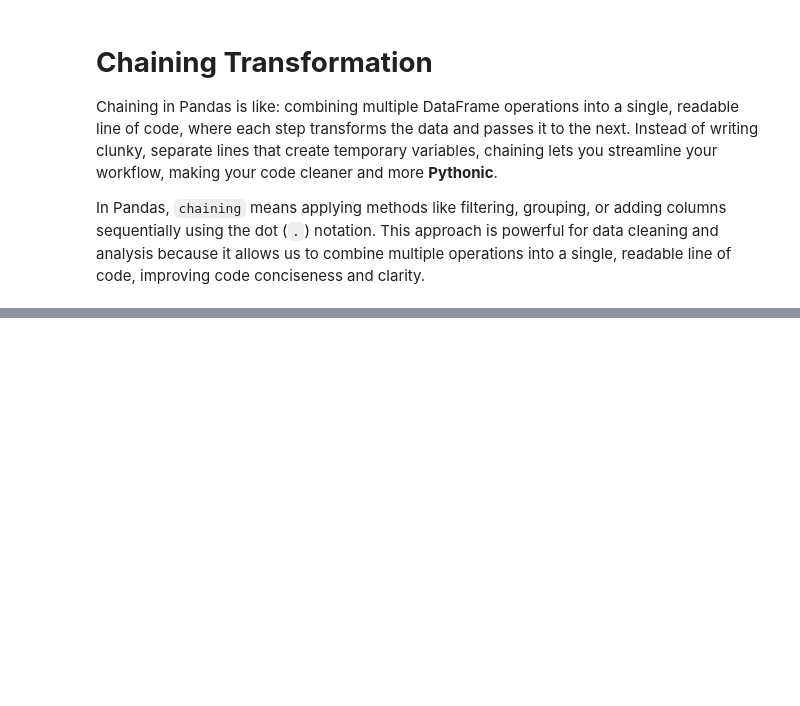
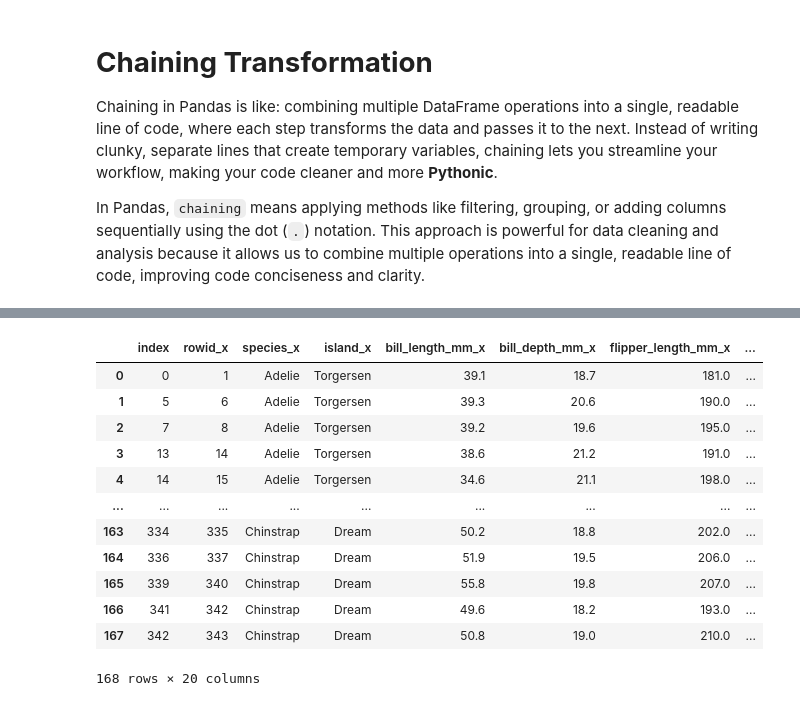
Before and after one commit to Praruj/Pandas_Practise_Portfolio, a Jupyter notebook: Notebooks/Pandas_05_Data_Transformations.ipynb, the cells around one changed output, grey strips where cells are left out. Drawn from its saved outputs; the diff is of its cells as text; code cells hidden in the pictures; blank space fills up the shorter version.

Commit message:
add merge after chaining

```diff
--- a/Notebooks/Pandas_05_Data_Transformations.ipynb
+++ b/Notebooks/Pandas_05_Data_Transformations.ipynb
@@ -619,0 +634,19 @@ penguins
+# %%
+merged=(
+    pd.merge(body_mass_kg,male, left_on='index',right_on='index')
+)
+merged
+# %% [output]
+|  | index | rowid_x | species_x | island_x | bill_length_mm_x | bill_depth_mm_x | flipper_length_mm_x | ... |
+| 0 | 0 | 1 | Adelie | Torgersen | 39.1 | 18.7 | 181.0 | ... |
+| 1 | 5 | 6 | Adelie | Torgersen | 39.3 | 20.6 | 190.0 | ... |
+| 2 | 7 | 8 | Adelie | Torgersen | 39.2 | 19.6 | 195.0 | ... |
+| 3 | 13 | 14 | Adelie | Torgersen | 38.6 | 21.2 | 191.0 | ... |
+| 4 | 14 | 15 | Adelie | Torgersen | 34.6 | 21.1 | 198.0 | ... |
+| ... | ... | ... | ... | ... | ... | ... | ... | ... |
+| 163 | 334 | 335 | Chinstrap | Dream | 50.2 | 18.8 | 202.0 | ... |
+| 164 | 336 | 337 | Chinstrap | Dream | 51.9 | 19.5 | 206.0 | ... |
+| 165 | 339 | 340 | Chinstrap | Dream | 55.8 | 19.8 | 207.0 | ... |
+| 166 | 341 | 342 | Chinstrap | Dream | 49.6 | 18.2 | 193.0 | ... |
+| 167 | 342 | 343 | Chinstrap | Dream | 50.8 | 19.0 | 210.0 | ... |
+168 rows × 20 columns
```
Also changed, not shown: parts of 4 cells of this notebook.
